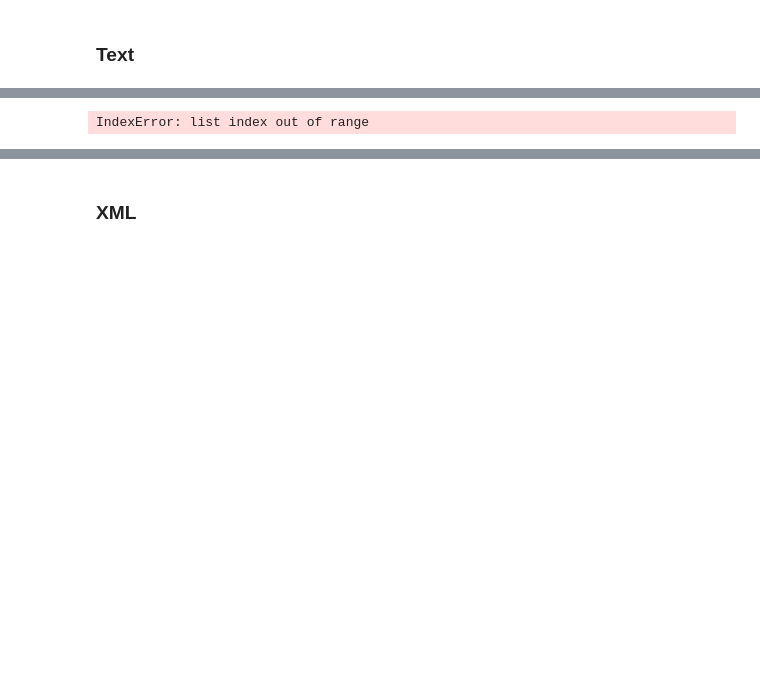
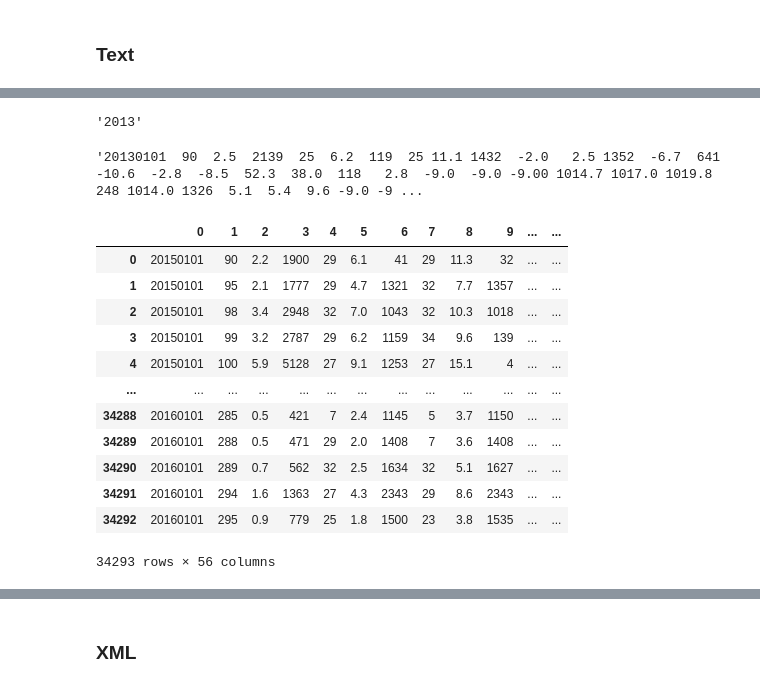
Before and after one commit to lhshs/Contest, a Jupyter notebook: 2307_11th_PublicData/API_Data.ipynb, the cells around one changed output, grey strips where cells are left out. Saved outputs shown, nothing was run; the diff lists cells and outputs as text; code cells hidden in the pictures; blank space fills up the shorter version.

```diff
--- a/2307_11th_PublicData/API_Data.ipynb
+++ b/2307_11th_PublicData/API_Data.ipynb
@@ -216,3 +164,11 @@ lst[1][2].split(',')[1][:4]
+# %%
+lst[1][5].split()[0][:4]
+# %% [output]
+'2013'
+# %%
+lst[1][5]
+# %% [output]
+'20130101  90  2.5  2139  25  6.2  119  25 11.1 1432  -2.0   2.5 1352  -6.7  641 -10.6  -2.8  -8.5  52.3  38.0  118   2.8  -9.0  -9.0 -9.00 1014.7 1017.0 1019.8  248 1014.0 1326  5.1  5.4  9.6 -9.0 -9 ...
 # %%
 # 단기 예특보
 # lst 내 text, Data Frame으로 만들기
@@ -227,8 +183,22 @@ def to_df(lst):
 #         else:
 #             pass
 # %%
-to_df(lst_half)
+to_df(lst)
-# %% [output]
-IndexError: list index out of range
+# %%
+df_2015
+# %% [output]
+|  | 0 | 1 | 2 | 3 | 4 | 5 | 6 | 7 | 8 | 9 | ... | ... |
+| 0 | 20150101 | 90 | 2.2 | 1900 | 29 | 6.1 | 41 | 29 | 11.3 | 32 | ... | ... |
+| 1 | 20150101 | 95 | 2.1 | 1777 | 29 | 4.7 | 1321 | 32 | 7.7 | 1357 | ... | ... |
+| 2 | 20150101 | 98 | 3.4 | 2948 | 32 | 7.0 | 1043 | 32 | 10.3 | 1018 | ... | ... |
+| 3 | 20150101 | 99 | 3.2 | 2787 | 29 | 6.2 | 1159 | 34 | 9.6 | 139 | ... | ... |
+| 4 | 20150101 | 100 | 5.9 | 5128 | 27 | 9.1 | 1253 | 27 | 15.1 | 4 | ... | ... |
+| ... | ... | ... | ... | ... | ... | ... | ... | ... | ... | ... | ... | ... |
+| 34288 | 20160101 | 285 | 0.5 | 421 | 7 | 2.4 | 1145 | 5 | 3.7 | 1150 | ... | ... |
+| 34289 | 20160101 | 288 | 0.5 | 471 | 29 | 2.0 | 1408 | 7 | 3.6 | 1408 | ... | ... |
+| 34290 | 20160101 | 289 | 0.7 | 562 | 32 | 2.5 | 1634 | 32 | 5.1 | 1627 | ... | ... |
+| 34291 | 20160101 | 294 | 1.6 | 1363 | 27 | 4.3 | 2343 | 29 | 8.6 | 2343 | ... | ... |
+| 34292 | 20160101 | 295 | 0.9 | 779 | 25 | 1.8 | 1500 | 23 | 3.8 | 1535 | ... | ... |
+34293 rows × 56 columns
 # %%
 lst[1]
```
Also changed, not shown: parts of 61 cells of this notebook.
